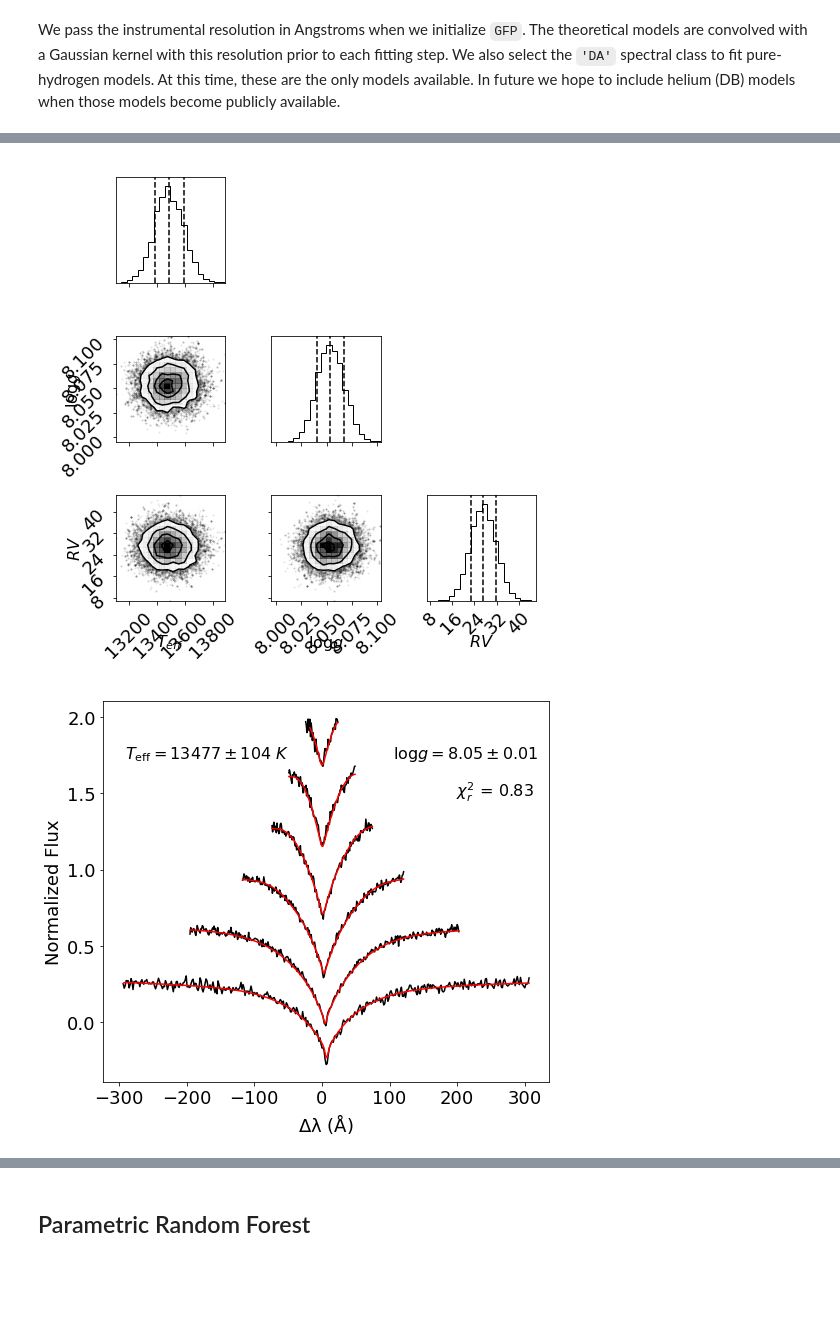
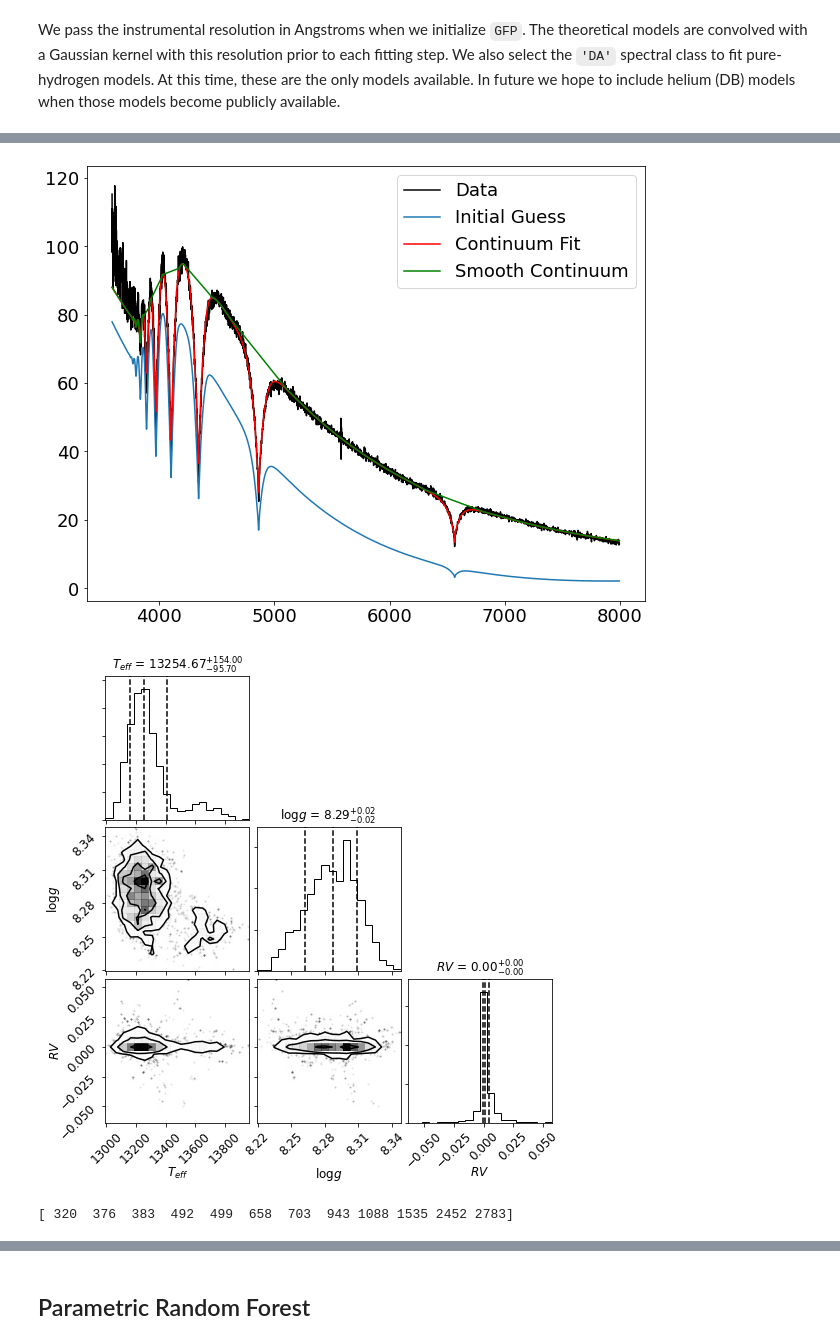
Before and after one commit to vedantchandra/wdtools, a Jupyter notebook: docs/examples/1_fitting_wd_spectra.ipynb, the cells around one changed output, grey strips where cells are left out. Drawn from its saved outputs; the diff is of its cells as text; code cells hidden in the pictures; blank space fills up the shorter version.

```diff
--- a/docs/examples/1_fitting_wd_spectra.ipynb
+++ b/docs/examples/1_fitting_wd_spectra.ipynb
@@ -47,9 +37,12 @@ If your spectrum was obtained from a different instrument and/or only has some s
 # %%
-gfp = wdtools.GFP(resolution = 3, specclass = 'DA')
+gfp = wdtools.GFP(resolution = 1.25, specclass = 'DA')
 # %% [markdown]
 We pass the instrumental resolution in Angstroms when we initialize `GFP`. The theoretical models are convolved with a Gaussian kernel with this resolution prior to each fitting step. We also select the `'DA'` spectral class to fit pure-hydrogen models. At this time, these are the only models available. In future we hope to include helium (DB) models when those models become publicly available.
 # %%
-labels, e_labels, redchi = gfp.fit_spectrum(wl_norm, flux_norm, ivar_norm, init = 'de',
-                                nwalkers = 250, burn = 100, ndraws = 100,
-                    make_plot = True, plot_trace = False, savename = 'example')
+labels, e_labels, redchi = gfp.fit_spectrum(wl, flux, ivar, mask_DA = True,
+                                nwalkers = 50, burn = 100, ndraws = 100,
+                                polyorder = 4, cont_polyorder = 4,
+                                plot_init = True,
+                                make_plot = True, plot_corner = True,
+                                plot_trace = False, savename = 'example')
 # %% [output]
@@ -57,2 +51,3 @@ WARNING:tensorflow:From /Users/vedantchandra/opt/anaconda3/envs/wdtools-test/lib
-[figure, old version]
+[figure, new version]
-[figure, old version]
+[figure, new version]
+[ 320  376  383  492  499  658  703  943 1088 1535 2452 2783]
```
Also changed, not shown: parts of 7 cells of this notebook, 3 other files.
